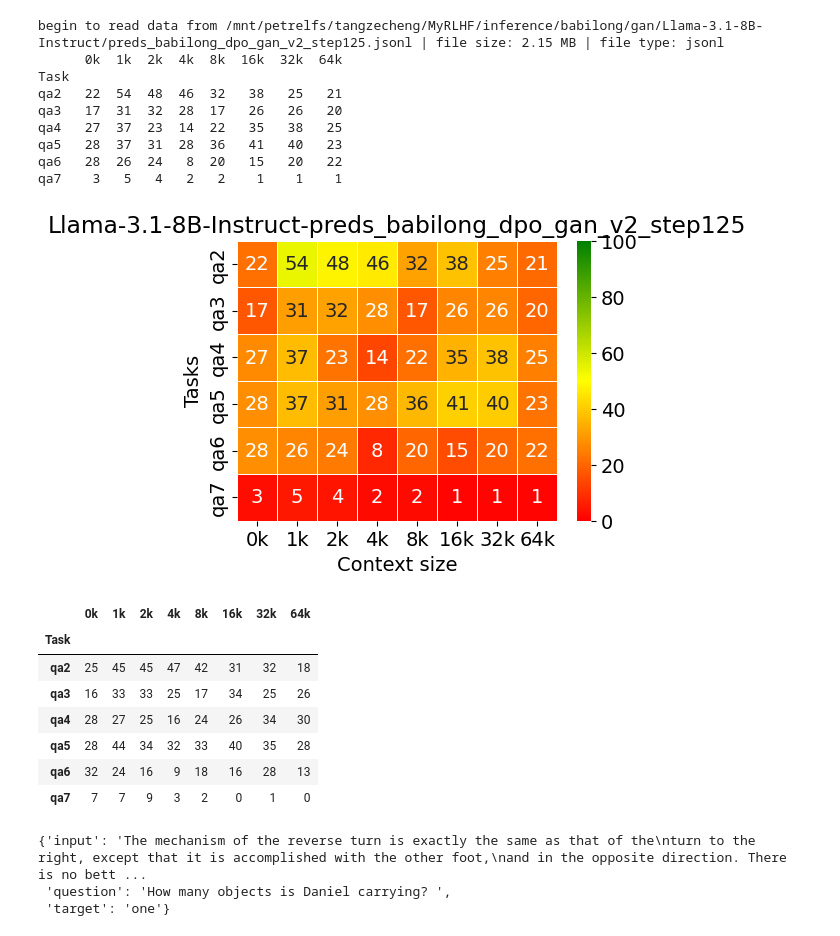
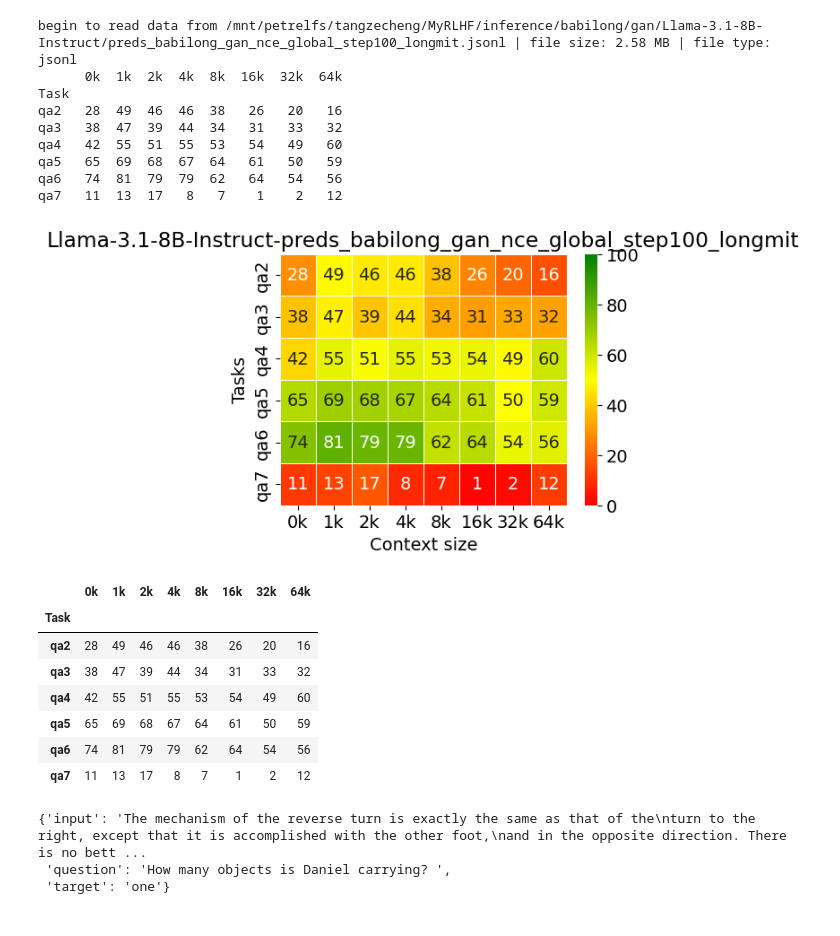
Before and after one commit to ZetangForward/MyRLHF, a Jupyter notebook: evaluation/babilong/eval.ipynb, the cells around one changed output. Saved outputs shown, nothing was run; the diff lists cells and outputs as text; code cells hidden in the pictures.

```diff
--- a/evaluation/babilong/eval.ipynb
+++ b/evaluation/babilong/eval.ipynb
@@ -124,5 +124,5 @@ ModelZipper is ready for launch🚀 | Current Version🦄 >>> 0.2.7 <<< | AOE Ti
 # %%
-pred_path = '/mnt/petrelfs/tangzecheng/MyRLHF/inference/babilong/gan/Llama-3.1-8B-Instruct/preds_babilong_dpo_gan_v2_step125.jsonl'
+pred_path = '/mnt/petrelfs/tangzecheng/MyRLHF/inference/babilong/gan/Llama-3.1-8B-Instruct/preds_babilong_gan_nce_global_step100_longmit.jsonl'
 save_dir = '/mnt/petrelfs/tangzecheng/MyRLHF/evaluation/babilong/llama-3_1-8B-Instruct/preliminary'
 # save_dir = '/data/zecheng/acl2025/MyRLHF/evaluation/babilong/llama-3_1-8B-Instruct'
 auto_mkdir(save_dir)
@@ -135,24 +135,24 @@ print(res)
-begin to read data from /mnt/petrelfs/tangzecheng/MyRLHF/inference/babilong/gan/Llama-3.1-8B-Instruct/preds_babilong_dpo_gan_v2_step125.jsonl | file size: 2.15 MB | file type: jsonl
+begin to read data from /mnt/petrelfs/tangzecheng/MyRLHF/inference/babilong/gan/Llama-3.1-8B-Instruct/preds_babilong_gan_nce_global_step100_longmit.jsonl | file size: 2.58 MB | file type: jsonl
       0k  1k  2k  4k  8k  16k  32k  64k
 Task
-qa2   22  54  48  46  32   38   25   21
-qa3   17  31  32  28  17   26   26   20
-qa4   27  37  23  14  22   35   38   25
-qa5   28  37  31  28  36   41   40   23
-qa6   28  26  24   8  20   15   20   22
-qa7    3   5   4   2   2    1    1    1
+qa2   28  49  46  46  38   26   20   16
+qa3   38  47  39  44  34   31   33   32
+qa4   42  55  51  55  53   54   49   60
+qa5   65  69  68  67  64   61   50   59
+qa6   74  81  79  79  62   64   54   56
+qa7   11  13  17   8   7    1    2   12
-[figure, old version]
+[figure, new version]
 # %%
 res
 # %% [output]
 |  | 0k | 1k | 2k | 4k | 8k | 16k | 32k | 64k |
 | Task |  |  |  |  |  |  |  |  |
-| qa2 | 25 | 45 | 45 | 47 | 42 | 31 | 32 | 18 |
-| qa3 | 16 | 33 | 33 | 25 | 17 | 34 | 25 | 26 |
-| qa4 | 28 | 27 | 25 | 16 | 24 | 26 | 34 | 30 |
-| qa5 | 28 | 44 | 34 | 32 | 33 | 40 | 35 | 28 |
-| qa6 | 32 | 24 | 16 | 9 | 18 | 16 | 28 | 13 |
-| qa7 | 7 | 7 | 9 | 3 | 2 | 0 | 1 | 0 |
+| qa2 | 28 | 49 | 46 | 46 | 38 | 26 | 20 | 16 |
+| qa3 | 38 | 47 | 39 | 44 | 34 | 31 | 33 | 32 |
+| qa4 | 42 | 55 | 51 | 55 | 53 | 54 | 49 | 60 |
+| qa5 | 65 | 69 | 68 | 67 | 64 | 61 | 50 | 59 |
+| qa6 | 74 | 81 | 79 | 79 | 62 | 64 | 54 | 56 |
+| qa7 | 11 | 13 | 17 | 8 | 7 | 1 | 2 | 12 |
 # %%
 from datasets import load_dataset
 
```
Also changed, not shown: parts of 2 cells of this notebook, 11 other files.
